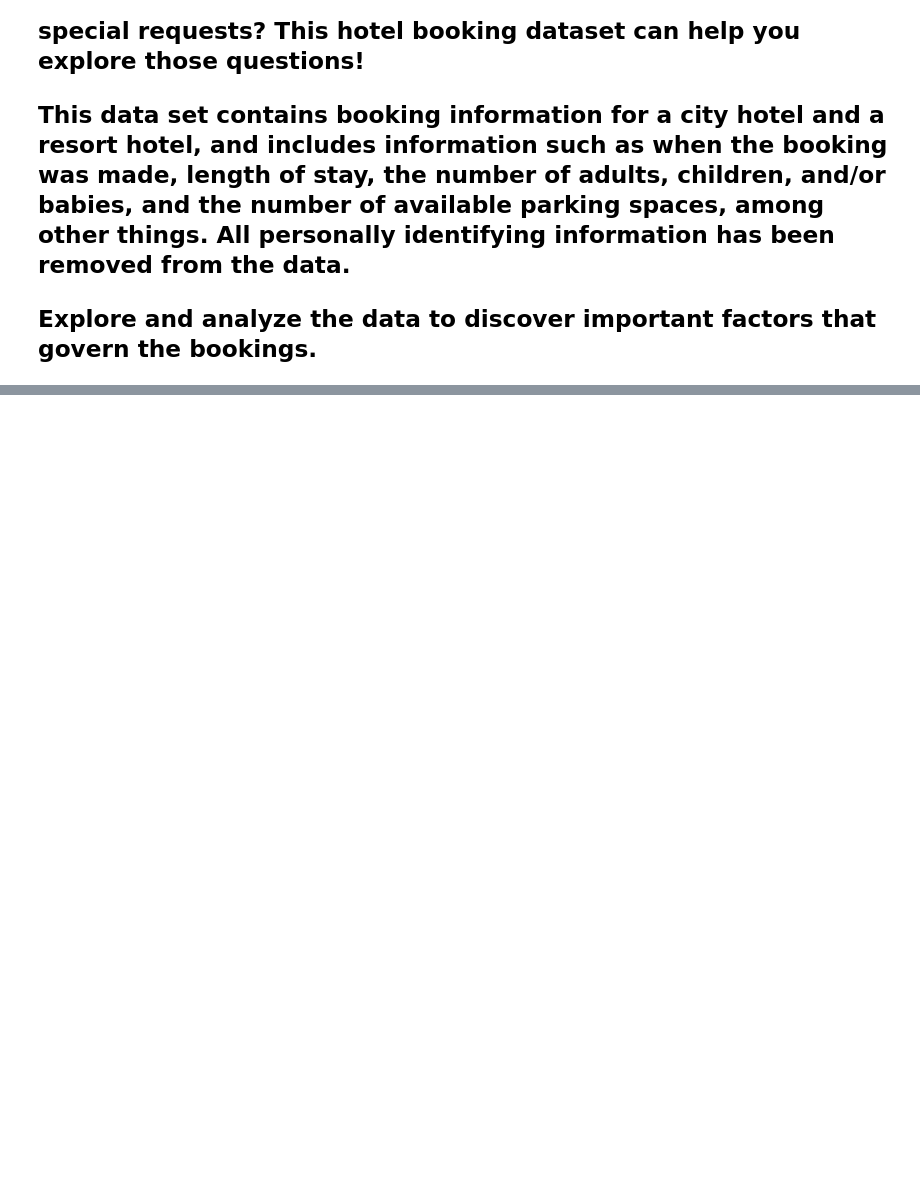
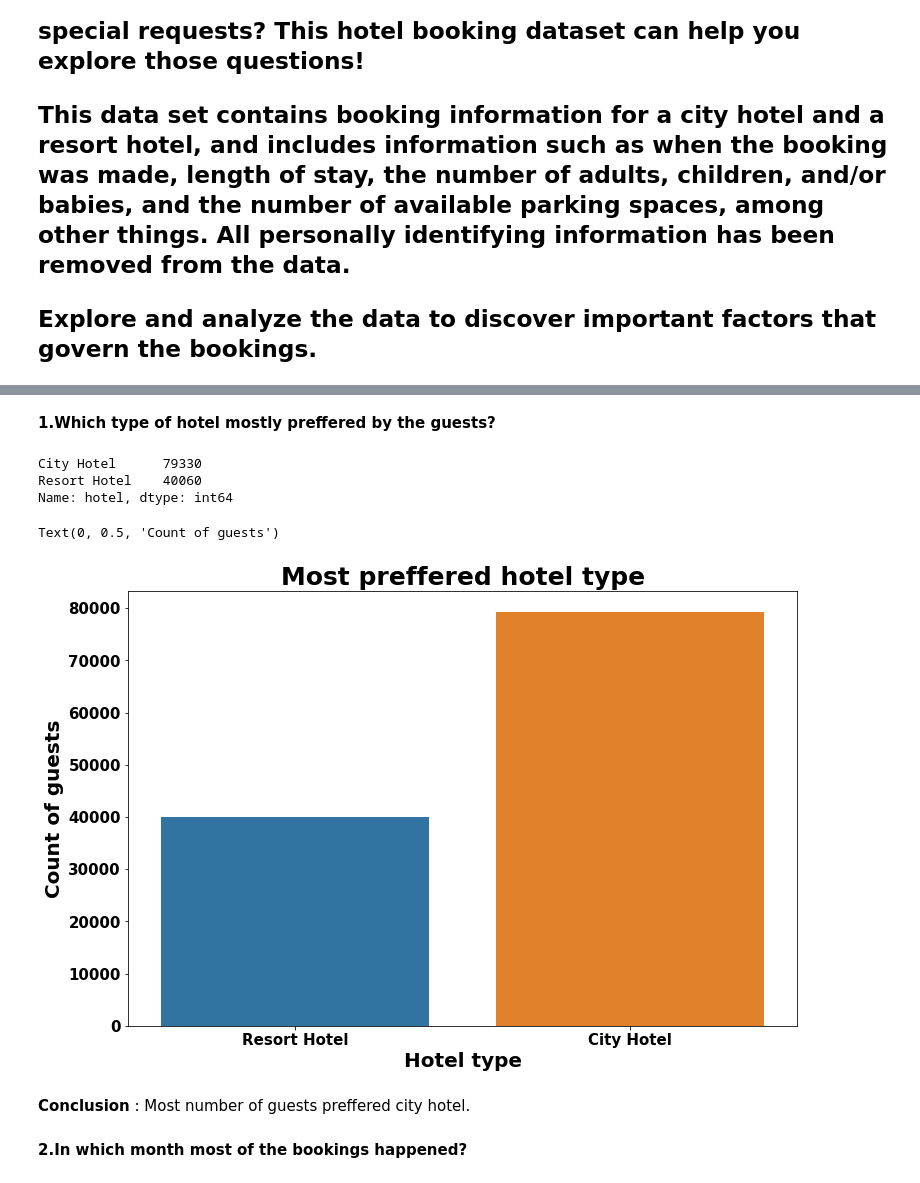
Before and after one commit to priyabodke41/Hotel-booking-analysis, a Jupyter notebook: Hotel_Booking_Analysis_Capstone_Project.ipynb, the cells around one changed output, grey strips where cells are left out. Drawn from its saved outputs; the diff is of its cells as text; code cells hidden in the pictures; blank space fills up the shorter version.

```diff
--- a/Hotel_Booking_Analysis_Capstone_Project.ipynb
+++ b/Hotel_Booking_Analysis_Capstone_Project.ipynb
@@ -8,0 +29,3 @@
+# %%
+#Using pandas library lets access the hotel booking file.
+hoteldf=pd.read_csv('/content/Hotel Bookings (2).csv')
@@ -8,0 +148,5 @@
+# %%
+#we have found Nan values in 'childrean','contry','agent','company' coloumns
+#looking into the nature of our dataset coloumn 'company' is insignificant to our data analysis.
+#Droping coloumns that are not significant
+hoteldf.drop('company', axis=1, inplace=True)
@@ -8,0 +174,7 @@
+# %%
+#Replacing all Nan values in 'childrean' and 'agent' with 0
+hoteldf[['children']]=hoteldf[['children']].fillna(0)
+hoteldf[['agent']]=hoteldf[['agent']].fillna(0)
+# %%
+#Replacing all Nan values in 'country' with 'others'
+hoteldf[['country']]=hoteldf[['country']].fillna('other')
@@ -8,0 +201,21 @@
+# %% [markdown]
+**1.Which type of hotel mostly preffered by the guests?**
+# %%
+hoteldf.hotel.value_counts()
+# %% [output]
+City Hotel      79330
+Resort Hotel    40060
+Name: hotel, dtype: int64
+# %%
+plt.figure(figsize=(12,8))
+hoteltype=sns.countplot(hoteldf.hotel)
+hoteltype.set_title('Most preffered hotel type')
+hoteltype.set_xlabel('Hotel type')
+hoteltype.set_ylabel('Count of guests')
+# %% [output]
+Text(0, 0.5, 'Count of guests')
+[figure, added]
+# %% [markdown]
+**Conclusion** : Most number of guests preffered city hotel.
+# %% [markdown]
+**2.In which month most of the bookings happened?**
```
Also changed, not shown: parts of 16 cells of this notebook.
